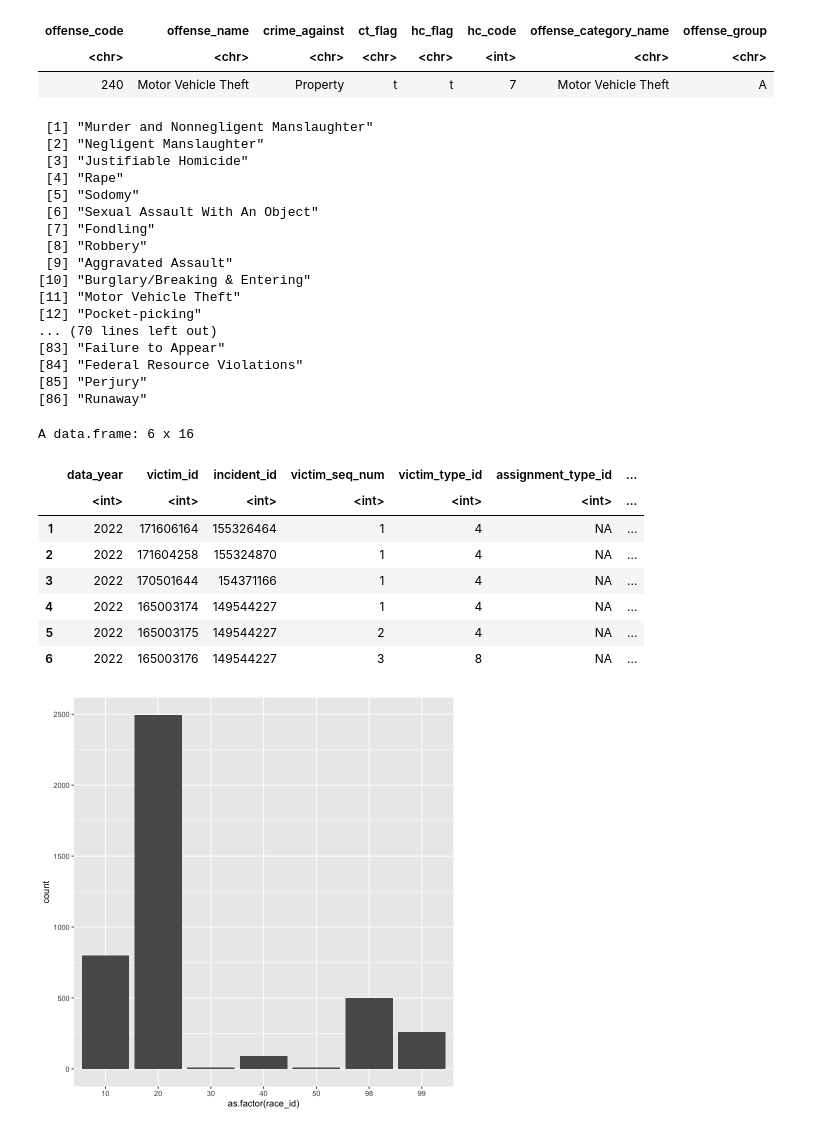
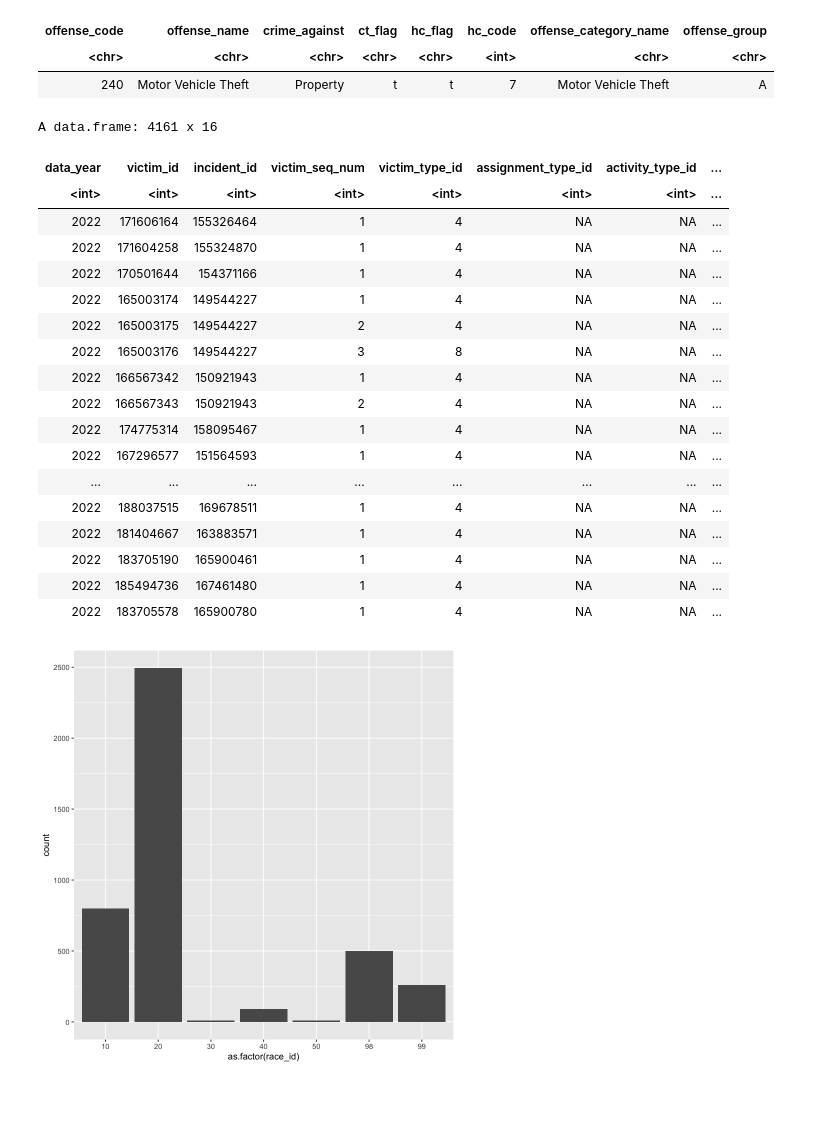
Before and after one commit to briansoonwookwon/5200_Project, a Jupyter notebook: data_munging.ipynb, the cells around one changed output. Saved outputs shown, nothing was run; the diff lists cells and outputs as text; code cells hidden in the pictures; blank space fills up the shorter version.

```diff
--- a/data_munging.ipynb
+++ b/data_munging.ipynb
@@ -12,7 +12,11 @@ x dplyr::filter() masks stats::filter()
 x dplyr::lag()    masks stats::lag()
 i Use the conflicted package (<http://conflicted.r-lib.org/>) to force all conflicts to become errors
 # %%
-incident = read.csv("./data/DC-2022/NIBRS_month.csv")
-offense = read.csv("./data/DC-2022/NIBRS_OFFENSE.csv")
-offender = read.csv("./data/DC-2022/NIBRS_OFFENDER.csv")
-victim = read.csv("./data/DC-2022/NIBRS_VICTIM.csv")
+incident_22 = read.csv("./data/2022/DC-2022/NIBRS_month.csv") # incident_id (did)
+offense_22 = read.csv("./data/2022/DC-2022/NIBRS_OFFENSE.csv") # offense_id, incident_id
+offender_22 = read.csv("./data/2022/DC-2022/NIBRS_OFFENDER.csv") # offense_id, incident_id, offender_id
+victim_22 = read.csv("./data/2022/DC-2022/NIBRS_VICTIM.csv") # incident_id, victim_id
+weapon_22 = read.csv("./data/2022/DC-2022/NIBRS_WEAPON.csv") # offense_id
+injury_22 = read.csv("./data/2022/DC-2022/NIBRS_VICTIM_INJURY.csv") # victim_id
+drug_22 = read.csv("./data/2022/DC-2022/NIBRS_SUSPECT_USING.csv") # offens_id
+relationship_22 = read.csv("./data/2022/DC-2022/NIBRS_VICTIM_OFFENDER_REL.csv") # victim_id, offender_id
@@ -37,44 +47,34 @@ A data.frame: 1 x 8
 | offense_code | offense_name | crime_against | ct_flag | hc_flag | hc_code | offense_category_name | offense_group |
 | <chr> | <chr> | <chr> | <chr> | <chr> | <int> | <chr> | <chr> |
 | 240 | Motor Vehicle Theft | Property | t | t | 7 | Motor Vehicle Theft | A |
-# %%
-offense_type$offense_name
-# %% [output]
- [1] "Murder and Nonnegligent Manslaughter"
- [2] "Negligent Manslaughter"
- [3] "Justifiable Homicide"
- [4] "Rape"
- [5] "Sodomy"
- [6] "Sexual Assault With An Object"
- [7] "Fondling"
- [8] "Robbery"
- [9] "Aggravated Assault"
-[10] "Burglary/Breaking & Entering"
-[11] "Motor Vehicle Theft"
-[12] "Pocket-picking"
-... (70 lines left out)
-[83] "Failure to Appear"
-[84] "Federal Resource Violations"
-[85] "Perjury"
-[86] "Runaway"
 # %%
-car_theft_id = offense %>%
+car_theft_id = offense_22 %>%
     filter(offense_code == "240") %>%
     select(incident_id)
 # %%
-car_theft_victim = victim %>%
+car_theft_victim = victim_22 %>%
     filter(incident_id %in% car_theft_id[,1])
-head(car_theft_victim)
+car_theft_victim
 # %% [output]
-A data.frame: 6 x 16
+A data.frame: 4161 x 16
-|  | data_year | victim_id | incident_id | victim_seq_num | victim_type_id | assignment_type_id | ... |
-|  | <int> | <int> | <int> | <int> | <int> | <int> | ... |
-| 1 | 2022 | 171606164 | 155326464 | 1 | 4 | NA | ... |
-| 2 | 2022 | 171604258 | 155324870 | 1 | 4 | NA | ... |
-| 3 | 2022 | 170501644 | 154371166 | 1 | 4 | NA | ... |
-| 4 | 2022 | 165003174 | 149544227 | 1 | 4 | NA | ... |
-| 5 | 2022 | 165003175 | 149544227 | 2 | 4 | NA | ... |
-| 6 | 2022 | 165003176 | 149544227 | 3 | 8 | NA | ... |
+| data_year | victim_id | incident_id | victim_seq_num | victim_type_id | assignment_type_id | activity_type_id | ... |
+| <int> | <int> | <int> | <int> | <int> | <int> | <int> | ... |
+| 2022 | 171606164 | 155326464 | 1 | 4 | NA | NA | ... |
+| 2022 | 171604258 | 155324870 | 1 | 4 | NA | NA | ... |
+| 2022 | 170501644 | 154371166 | 1 | 4 | NA | NA | ... |
+| 2022 | 165003174 | 149544227 | 1 | 4 | NA | NA | ... |
+| 2022 | 165003175 | 149544227 | 2 | 4 | NA | NA | ... |
+| 2022 | 165003176 | 149544227 | 3 | 8 | NA | NA | ... |
+| 2022 | 166567342 | 150921943 | 1 | 4 | NA | NA | ... |
+| 2022 | 166567343 | 150921943 | 2 | 4 | NA | NA | ... |
+| 2022 | 174775314 | 158095467 | 1 | 4 | NA | NA | ... |
+| 2022 | 167296577 | 151564593 | 1 | 4 | NA | NA | ... |
+| ... | ... | ... | ... | ... | ... | ... | ... |
+| 2022 | 188037515 | 169678511 | 1 | 4 | NA | NA | ... |
+| 2022 | 181404667 | 163883571 | 1 | 4 | NA | NA | ... |
+| 2022 | 183705190 | 165900461 | 1 | 4 | NA | NA | ... |
+| 2022 | 185494736 | 167461480 | 1 | 4 | NA | NA | ... |
+| 2022 | 183705578 | 165900780 | 1 | 4 | NA | NA | ... |
 # %%
 car_theft_victim %>%
     ggplot(aes(x = as.factor(race_id))) +
```
Also changed, not shown: parts of 4 cells of this notebook, 8 other files.
